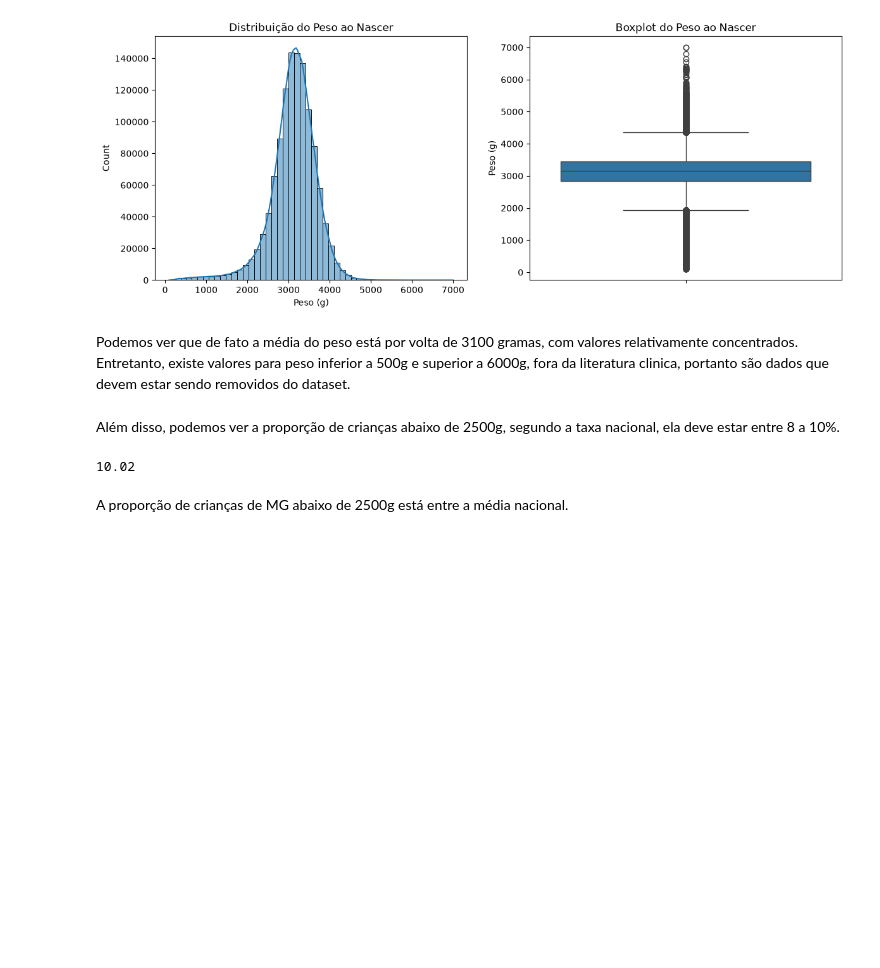
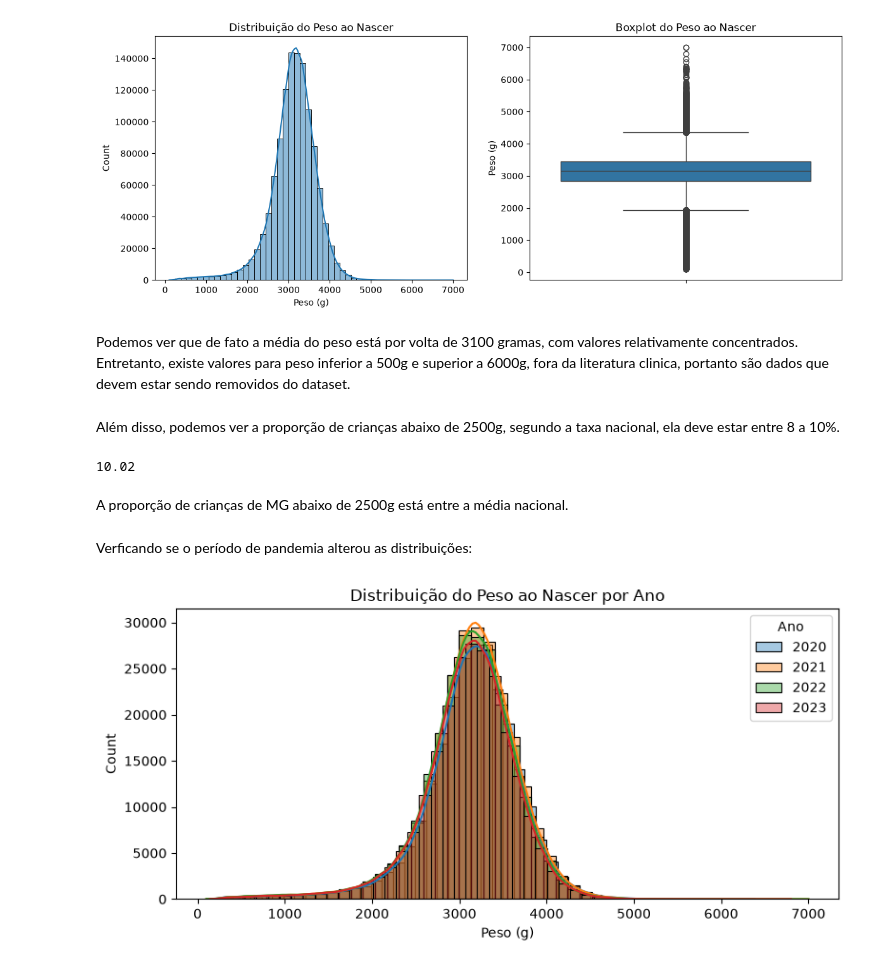
Before and after one commit to luizv55/SINASC-BirthWeight, a Jupyter notebook: main.ipynb, the cells around one changed output. Drawn from its saved outputs; the diff is of its cells as text; code cells hidden in the pictures; blank space fills up the shorter version.

```diff
--- a/main.ipynb
+++ b/main.ipynb
@@ -226,3 +228,27 @@ round((df['PESO'].shape[0]/ df[df['PESO'] < 2500].shape[0]), 2)
 10.02
 # %% [markdown]
 A proporção de crianças de MG abaixo de 2500g está entre a média nacional.
+# %% [markdown]
+Verficando se o período de pandemia alterou as distribuições:
+# %%
+# Convertendo a data de nascimento para o tipo datetime
+df['DTNASC'] = pd.to_datetime(df['DTNASC'], format='%d%m%Y', errors='coerce')
+# %%
+# Desenhando os gráficos
+fig, ax = plt.subplots(figsize=(8, 4))
+
+anos = [2020, 2021, 2022, 2023, 2024]
+cores = ['#1f77b4', '#ff7f0e', '#2ca02c', '#d62728']
+
+for ano, cor in zip(anos, cores):
+    dados = df[(df['DTNASC'] >= f'{ano}-01-01') & (df['DTNASC'] <= f'{ano}-12-31')]['PESO']
+    sns.histplot(dados, bins=50, kde=True, ax=ax, color=cor, label=str(ano), alpha=0.4)
+
+ax.set_title('Distribuição do Peso ao Nascer por Ano')
+ax.set_xlabel('Peso (g)')
+ax.legend(title='Ano')
+
+plt.tight_layout()
+plt.show()
+# %% [output]
+[figure, added]
```
Also changed, not shown: parts of 10 cells of this notebook.
